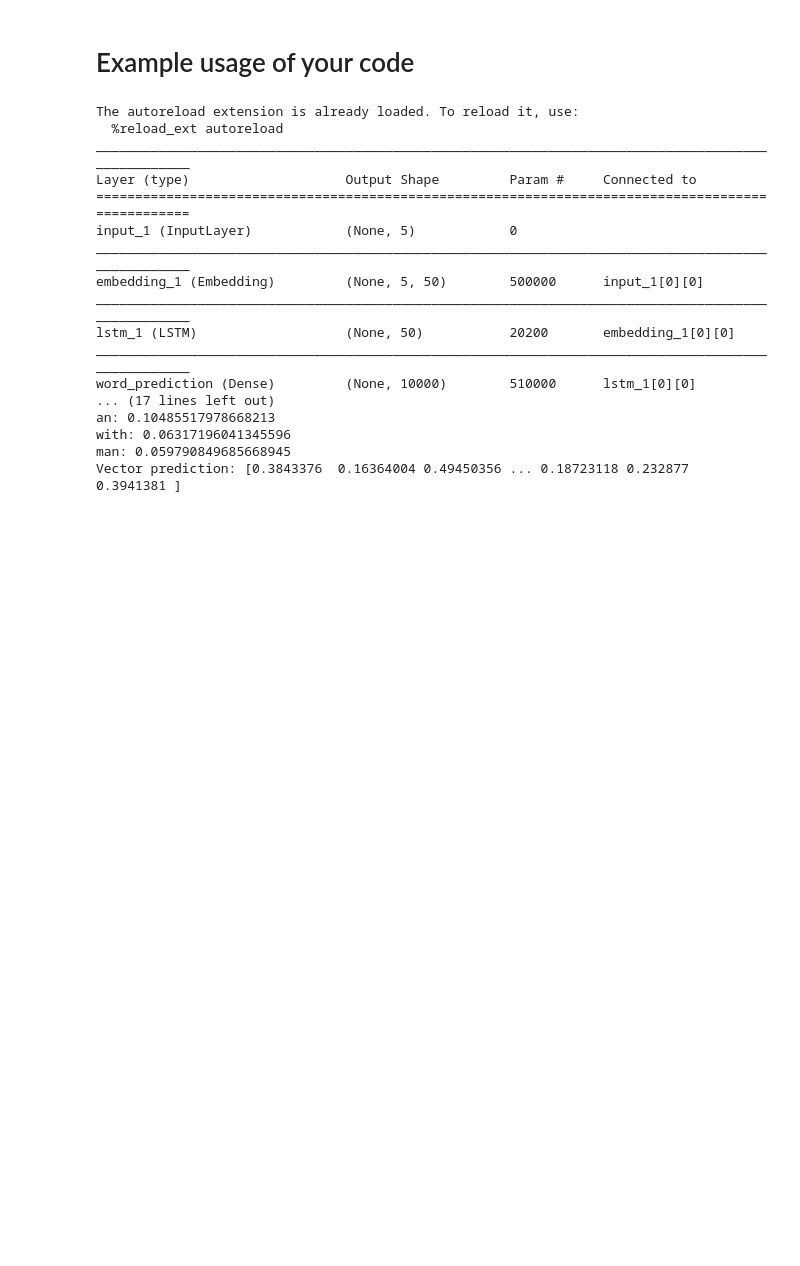
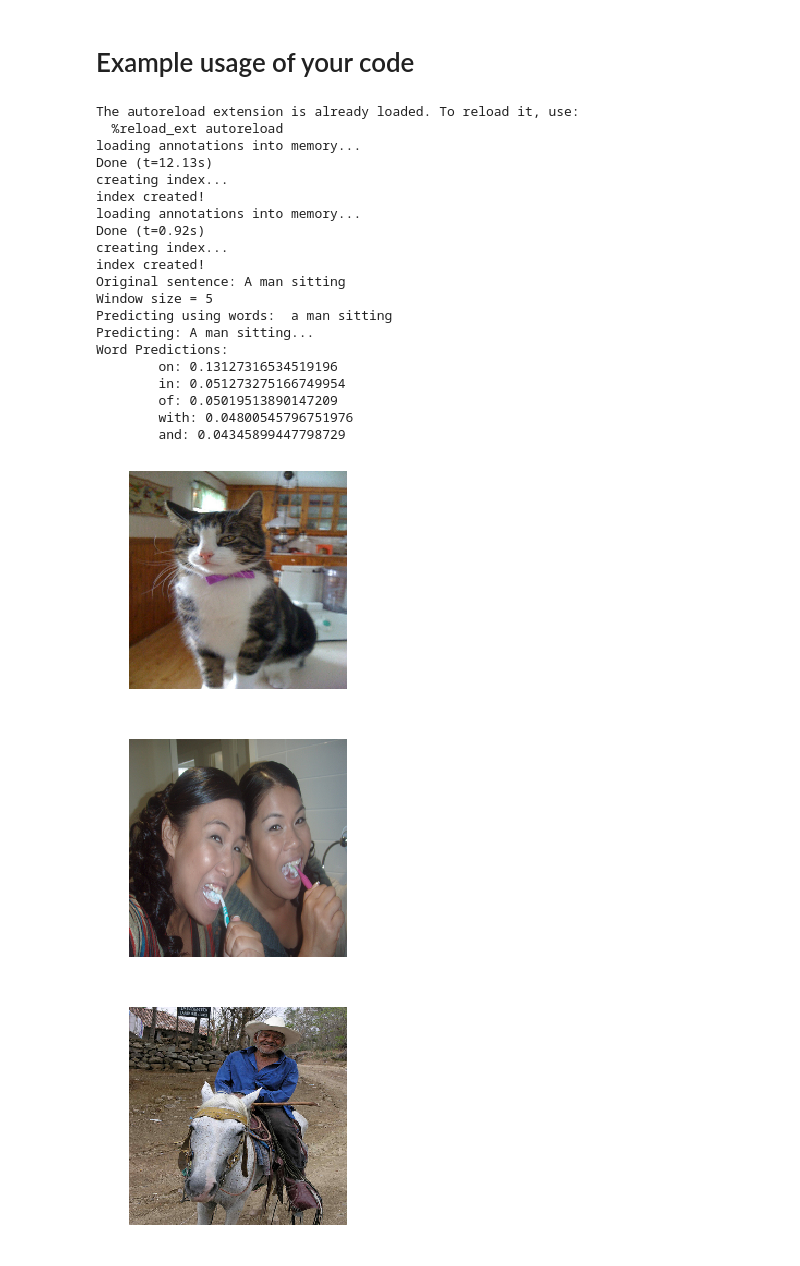
Before and after one commit to stefaneng/lt2316-h18-a3, a Jupyter notebook: HowToRun.ipynb, the cells around one changed output. Cells and saved outputs as stored; diff of their text form; code cells hidden in the pictures; blank space fills up the shorter version.

```diff
--- a/HowToRun.ipynb
+++ b/HowToRun.ipynb
@@ -3,26 +3,32 @@
 # %%
 %load_ext autoreload
 %autoreload 2
 
 import prediction
 
-ps = prediction.PredictiveSearch("./models/assign3.model.hdf5", "./data/tokenizer10000.pickle")
-ps.predictive_search("A toilet standing")
+ps = prediction.PredictiveSearch("./models/assign3.model.hdf5", "./data/tokenizer10000.pickle", "./data/enc_images.csv")
+ps.predictive_search("A man sitting")
 # %% [output]
 The autoreload extension is already loaded. To reload it, use:
   %reload_ext autoreload
-__________________________________________________________________________________________________
-Layer (type)                    Output Shape         Param #     Connected to
-==================================================================================================
-input_1 (InputLayer)            (None, 5)            0
-__________________________________________________________________________________________________
-embedding_1 (Embedding)         (None, 5, 50)        500000      input_1[0][0]
-__________________________________________________________________________________________________
-lstm_1 (LSTM)                   (None, 50)           20200       embedding_1[0][0]
-__________________________________________________________________________________________________
-word_prediction (Dense)         (None, 10000)        510000      lstm_1[0][0]
-... (17 lines left out)
-an: 0.10485517978668213
-with: 0.06317196041345596
-man: 0.059790849685668945
-Vector prediction: [0.3843376  0.16364004 0.49450356 ... 0.18723118 0.232877   0.3941381 ]
+loading annotations into memory...
+Done (t=12.13s)
+creating index...
+index created!
+loading annotations into memory...
+Done (t=0.92s)
+creating index...
+index created!
+Original sentence: A man sitting
+Window size = 5
+Predicting using words:  a man sitting
+Predicting: A man sitting...
+Word Predictions:
+        on: 0.13127316534519196
+        in: 0.051273275166749954
+        of: 0.05019513890147209
+        with: 0.04800545796751976
+        and: 0.04345899447798729
+[figure, added]
+[figure, added]
+[figure, added]
```
Also changed, not shown: parts of 1 cell of this notebook, 2 other files.
